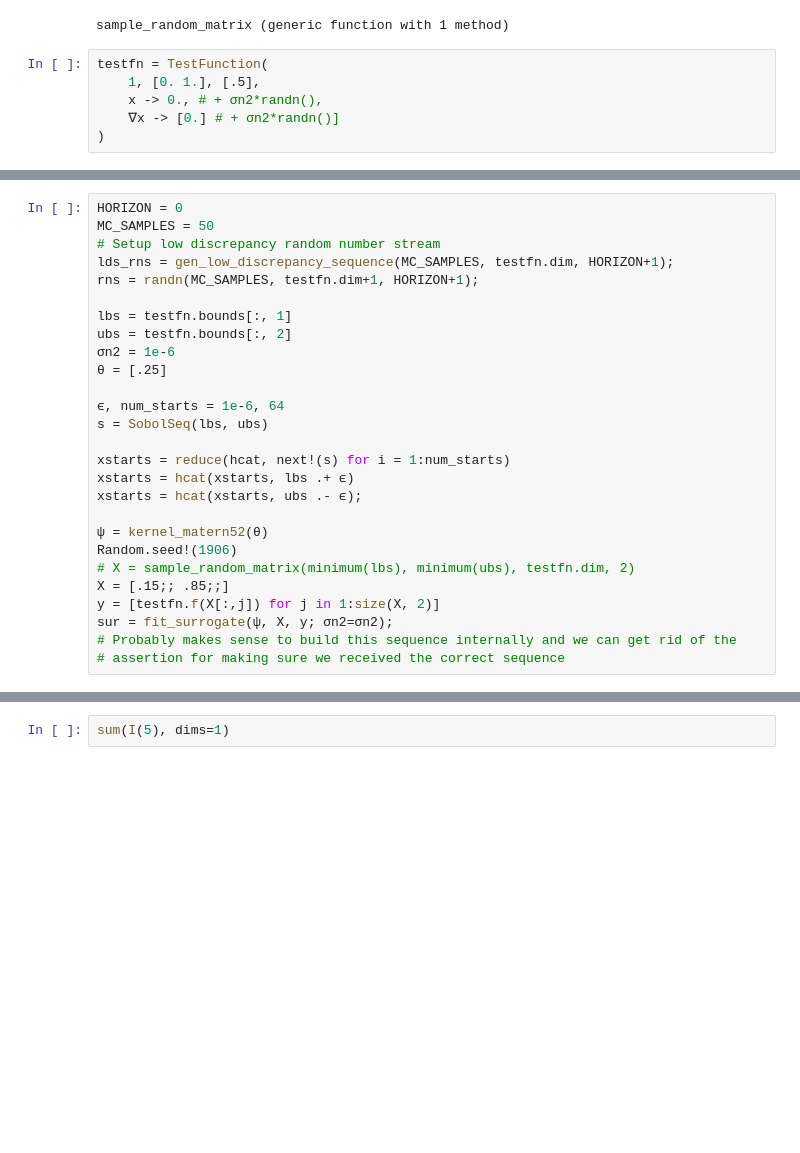
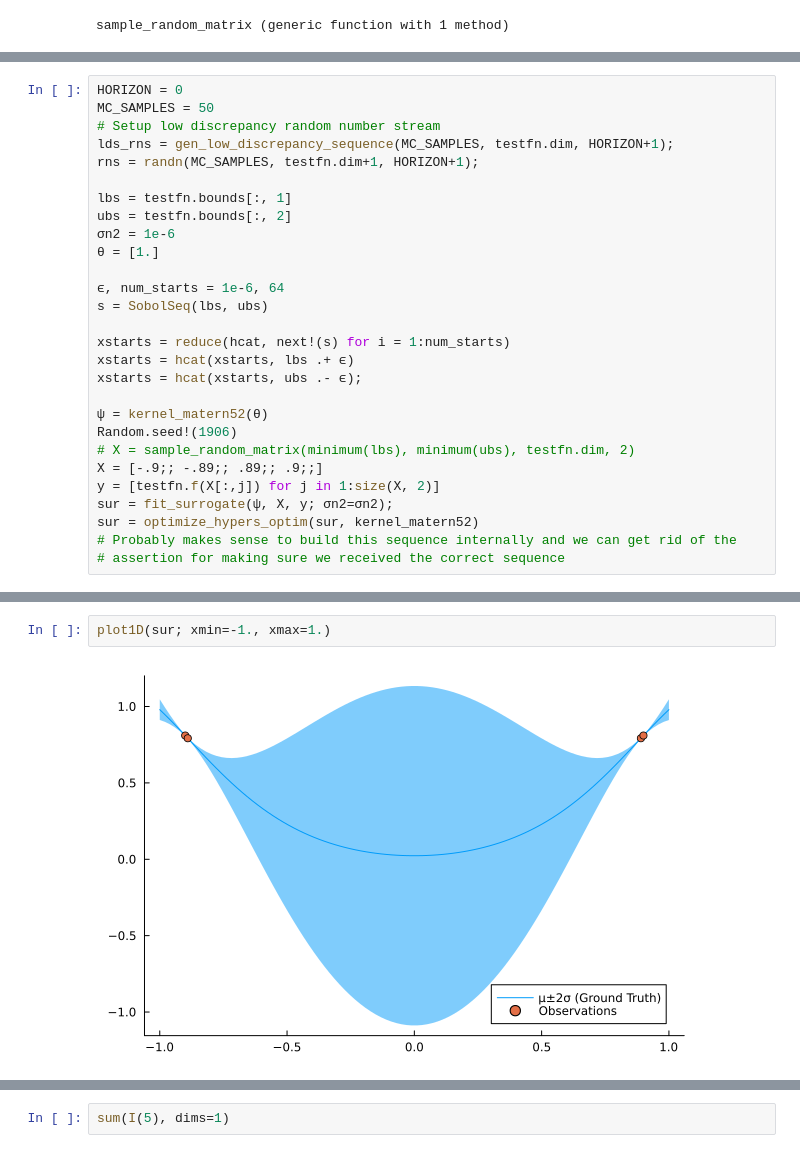
Before and after one commit to DarianNwankwo/rollout_bayesian_optimization, a Jupyter notebook: notebooks/rollout_bo.ipynb, the cells around one changed output, grey strips where cells are left out. Drawn from its saved outputs; the diff is of its cells as text; blank space fills up the shorter version.

```diff
--- a/notebooks/rollout_bo.ipynb
+++ b/notebooks/rollout_bo.ipynb
@@ -27,9 +29,3 @@ function sample_random_matrix(xmin, xmax, d, n)
 end
 # %% [output]
 sample_random_matrix (generic function with 1 method)
-# %%
-testfn = TestFunction(
-    1, [0. 1.], [.5],
-    x -> 0., # + σn2*randn(),
-    ∇x -> [0.] # + σn2*randn()]
-)
@@ -45,7 +39,7 @@ rns = randn(MC_SAMPLES, testfn.dim+1, HORIZON+1);
 lbs = testfn.bounds[:, 1]
 ubs = testfn.bounds[:, 2]
 σn2 = 1e-6
-θ = [.25]
+θ = [1.]
 
 ϵ, num_starts = 1e-6, 64
 s = SobolSeq(lbs, ubs)
@@ -57,8 +51,9 @@ xstarts = hcat(xstarts, ubs .- ϵ);
 ψ = kernel_matern52(θ)
 Random.seed!(1906)
 # X = sample_random_matrix(minimum(lbs), minimum(ubs), testfn.dim, 2)
-X = [.15;; .85;;]
+X = [-.9;; -.89;; .89;; .9;;]
 y = [testfn.f(X[:,j]) for j in 1:size(X, 2)]
 sur = fit_surrogate(ψ, X, y; σn2=σn2);
+sur = optimize_hypers_optim(sur, kernel_matern52)
 # Probably makes sense to build this sequence internally and we can get rid of the
 # assertion for making sure we received the correct sequence
@@ -100,3 +93,7 @@ plot!(domain, [sur([x]).EI for x in domain], label="EI")
+# %%
+plot1D(sur; xmin=-1., xmax=1.)
+# %% [output]
+[figure, added]
 # %%
 plot(domain, dex, label="∇Rollout EI")
 # plot!(domain, [sur([x]).∇EI[1] for x in domain], label="∇EI")
```
Also changed, not shown: parts of 8 cells of this notebook.
